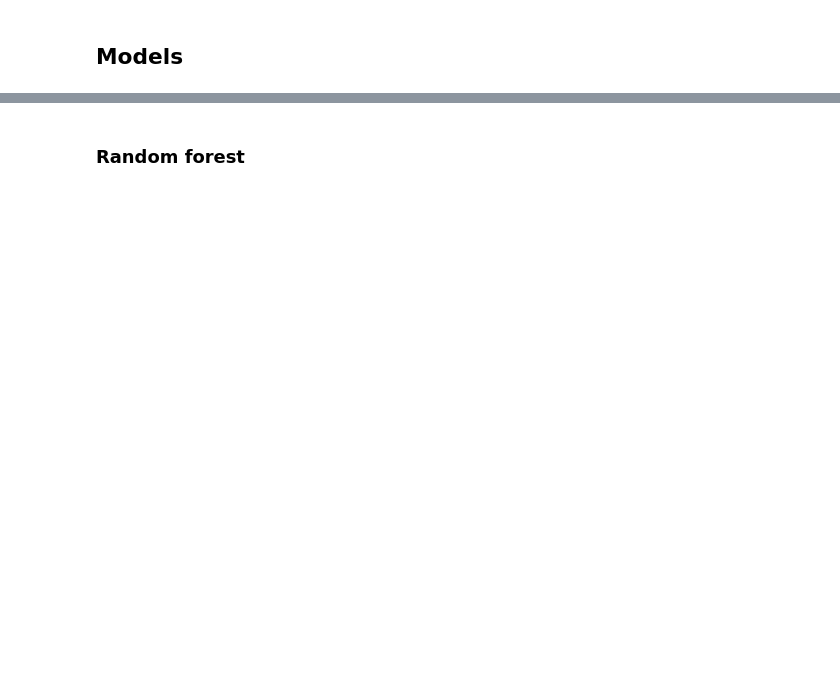
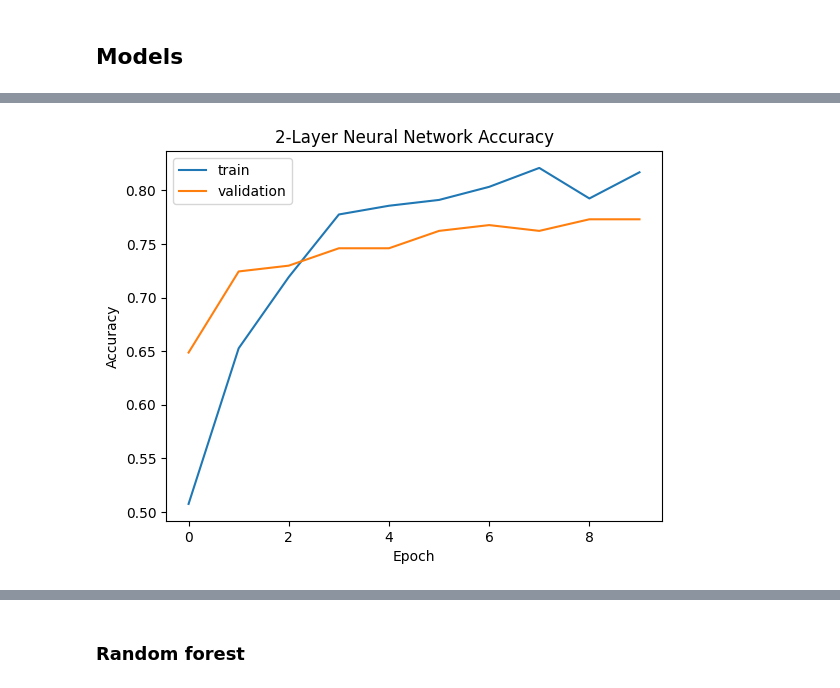
Before and after one commit to HazemAbdo/FloodSense, a Jupyter notebook: SI_ML.ipynb, the cells around one changed output, grey strips where cells are left out. Cells and saved outputs as stored; diff of their text form; code cells hidden in the pictures; blank space fills up the shorter version.

```diff
--- a/SI_ML.ipynb
+++ b/SI_ML.ipynb
@@ -265,6 +206,8 @@ def compute_hog(image_gray, ppc):
 # %%
-train_features = np.concatenate((hog_func(X_train),lbp(X_train),haralick(X_train)),axis=1)
-test_features = np.concatenate((hog_func(X_test),lbp(X_test),haralick(X_test)),axis=1)
+# train_features = np.concatenate((hog_func(X_train),lbp_func(X_train),sift_func(X_train)),axis=1)
+# test_features = np.concatenate((hog_func(X_test),lbp_func(X_test),sift_func(X_test)),axis=1)
+train_features = hog_func(X_train)
+test_features =  hog_func(X_test)
 # %%
 print(train_features.shape)
 # %% [output]
@@ -350,0 +228,4 @@ weighted avg       0.65      0.64      0.64       185
+# %%
+pca = PCA(n_components=0.95)
+train_features_pca = pca.fit_transform(train_features)
+test_features_pca = pca.transform(test_features)
@@ -350,0 +316,16 @@ weighted avg       0.65      0.64      0.64       185
+# %%
+# Define a 2-layer neural network model with L2 regularization and dropout
+model = Sequential([
+    Dense(64, activation='relu', kernel_regularizer=regularizers.l2(0.01), input_dim=390),
+    Dropout(0.7),
+    Dense(1, activation='sigmoid')
+])
+
+# Define early stopping callback
+early_stopping = EarlyStopping(monitor='val_loss', patience=3)
+
+# Compile the model with binary cross-entropy loss and Adam optimizer
+model.compile(loss='binary_crossentropy', optimizer='adam', metrics=['accuracy'])
+
+# Train the model on the image data
+history = model.fit(train_features_pca, y_train, epochs=10, batch_size=32, validation_data=(test_features_pca, y_test), callbacks=[early_stopping])
@@ -350,0 +353,14 @@ weighted avg       0.65      0.64      0.64       185
+# %%
+# Evaluate the model performance on the test data
+_, accuracy = model.evaluate(test_features_pca, y_test)
+print(f"2-layer neural network accuracy: {accuracy:.2f}")
+
+# Plot the training and validation accuracy over time
+plt.plot(history.history['accuracy'])
+plt.plot(history.history['val_accuracy'])
+plt.title('2-Layer Neural Network Accuracy')
+plt.ylabel('Accuracy')
+plt.xlabel('Epoch')
+plt.legend(['train', 'validation'], loc='upper left')
+plt.show()
+# %% [output]
@@ -350,0 +369 @@ weighted avg       0.65      0.64      0.64       185
+[figure, added]
```
Also changed, not shown: parts of 47 cells of this notebook.
